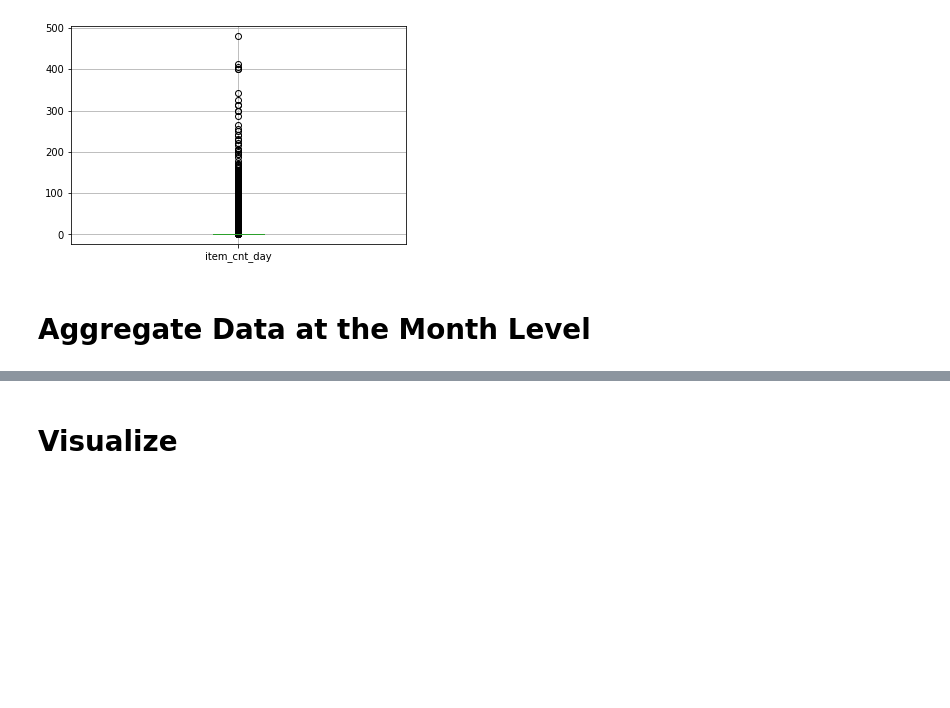
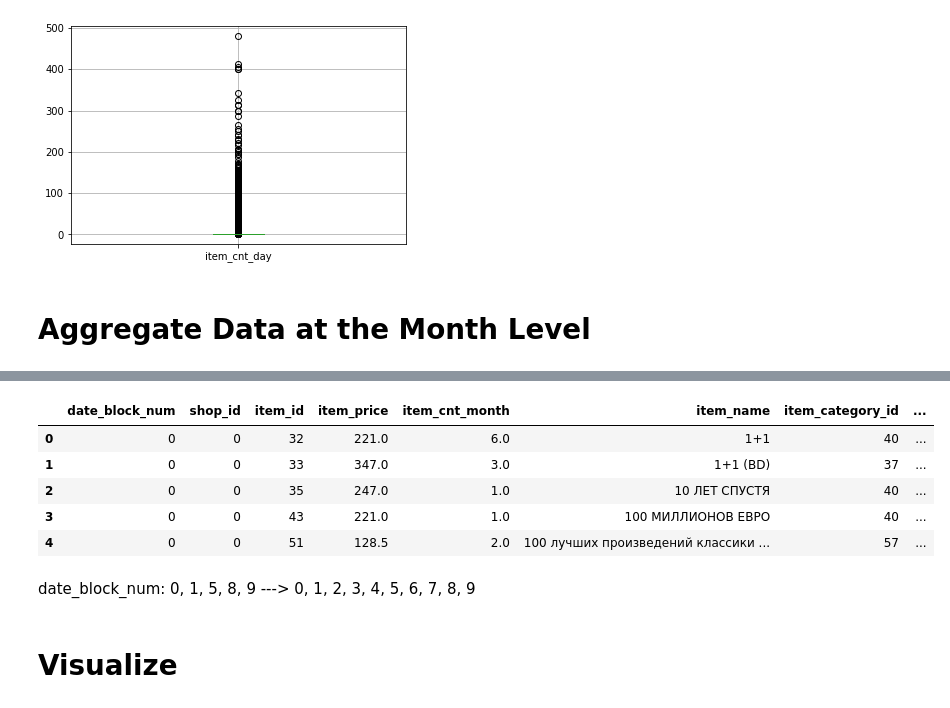
Before and after one commit to Coreai-org/labs22, a Jupyter notebook: week-3->4-feature-engineering/features.ipynb, the cells around one changed output, grey strips where cells are left out. Drawn from its saved outputs; the diff is of its cells as text; code cells hidden in the pictures; blank space fills up the shorter version.

```diff
--- a/week-3->4-feature-engineering/features.ipynb
+++ b/week-3->4-feature-engineering/features.ipynb
@@ -217,3 +268,14 @@ month_df.head()
+# %%
+month_df.head()
+# %% [output]
+|  | date_block_num | shop_id | item_id | item_price | item_cnt_month | item_name | item_category_id | ... |
+| 0 | 0 | 0 | 32 | 221.0 | 6.0 | 1+1 | 40 | ... |
+| 1 | 0 | 0 | 33 | 347.0 | 3.0 | 1+1 (BD) | 37 | ... |
+| 2 | 0 | 0 | 35 | 247.0 | 1.0 | 10 ЛЕТ СПУСТЯ | 40 | ... |
+| 3 | 0 | 0 | 43 | 221.0 | 1.0 | 100 МИЛЛИОНОВ ЕВРО | 40 | ... |
+| 4 | 0 | 0 | 51 | 128.5 | 2.0 | 100 лучших произведений классики ... | 57 | ... |
+# %% [markdown]
+date_block_num: 0, 1, 5, 8, 9 ---> 0, 1, 2, 3, 4, 5, 6, 7, 8, 9
 # %% [markdown]
 # Visualize
 # %% [markdown]
```
Also changed, not shown: parts of 59 cells of this notebook, 1 other file.
